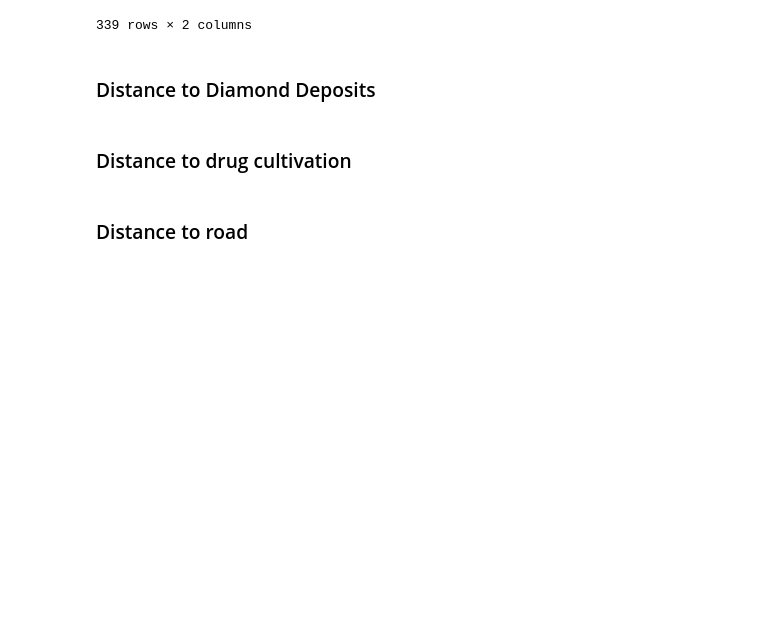
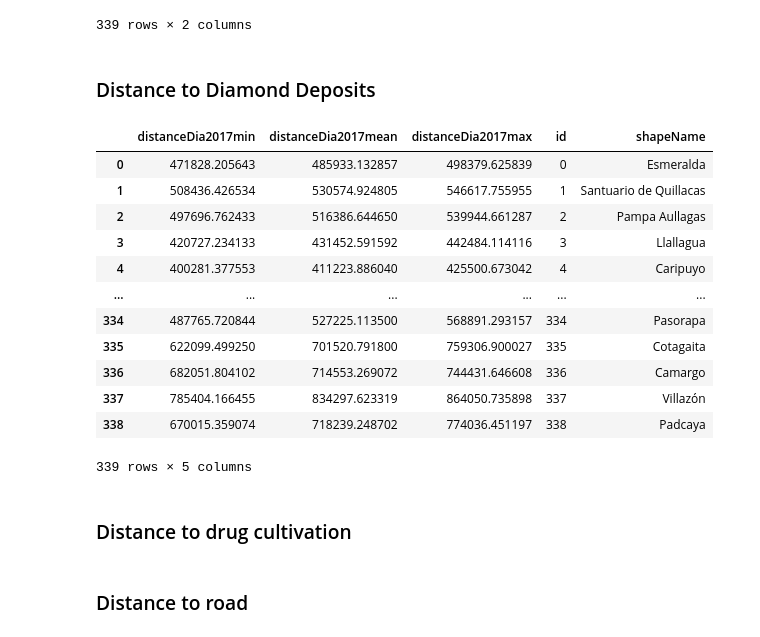
Before and after one commit to HendrixPeralta/bol_hdi_prediction, a Jupyter notebook: 99_collab_satellite_data.ipynb, the cells around one changed output. Drawn from its saved outputs; the diff is of its cells as text; code cells hidden in the pictures; blank space fills up the shorter version.

Commit message:
Changed variable name - diamond2017 -> distancedia2017

```diff
--- a/99_collab_satellite_data.ipynb
+++ b/99_collab_satellite_data.ipynb
@@ -182,13 +182,28 @@ coastMax
 # %%
 dia = pd.read_csv("data/satellite/Distance to diamond deposits.csv")
 dia.drop(columns = {'asdf_id','Level', 'gqid','shapeGroup', 'shapeID','shapeType'}, inplace=True)
 dia_col = dia.loc[:, dia.columns.str.contains("2017")]
 
 for col in dia_col:
-    new_name = "diamond2017" + col.split(".",2)[2]
+    new_name = "distanceDia2017" + col.split(".",2)[2]
     dia.rename(columns = {col:new_name}, inplace=True)
 
 #dia.isna().sum()
+dia
+# %% [output]
+|  | distanceDia2017min | distanceDia2017mean | distanceDia2017max | id | shapeName |
+| 0 | 471828.205643 | 485933.132857 | 498379.625839 | 0 | Esmeralda |
+| 1 | 508436.426534 | 530574.924805 | 546617.755955 | 1 | Santuario de Quillacas |
+| 2 | 497696.762433 | 516386.644650 | 539944.661287 | 2 | Pampa Aullagas |
+| 3 | 420727.234133 | 431452.591592 | 442484.114116 | 3 | Llallagua |
+| 4 | 400281.377553 | 411223.886040 | 425500.673042 | 4 | Caripuyo |
+| ... | ... | ... | ... | ... | ... |
+| 334 | 487765.720844 | 527225.113500 | 568891.293157 | 334 | Pasorapa |
+| 335 | 622099.499250 | 701520.791800 | 759306.900027 | 335 | Cotagaita |
+| 336 | 682051.804102 | 714553.269072 | 744431.646608 | 336 | Camargo |
+| 337 | 785404.166455 | 834297.623319 | 864050.735898 | 337 | Villazón |
+| 338 | 670015.359074 | 718239.248702 | 774036.451197 | 338 | Padcaya |
+339 rows × 5 columns
 # %% [markdown]
 ### Distance to drug cultivation
 # %%
```
